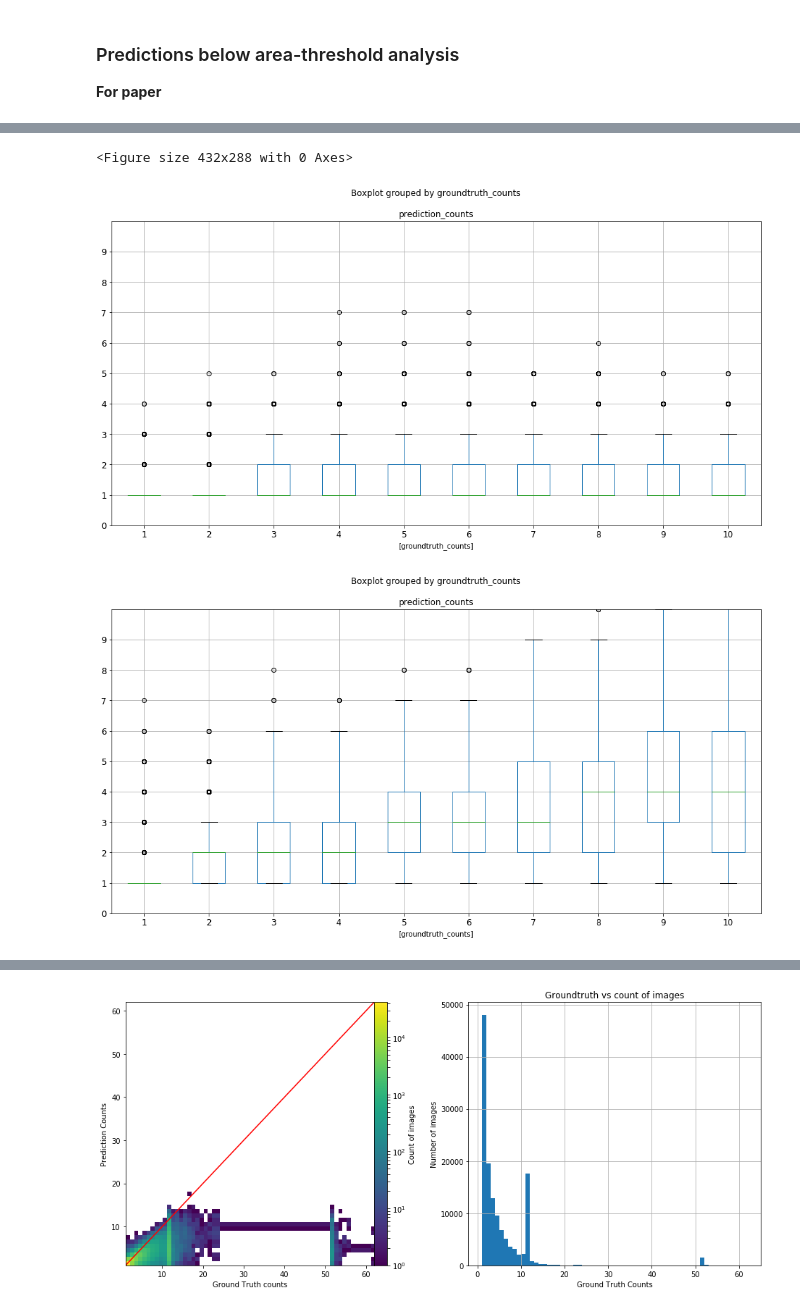
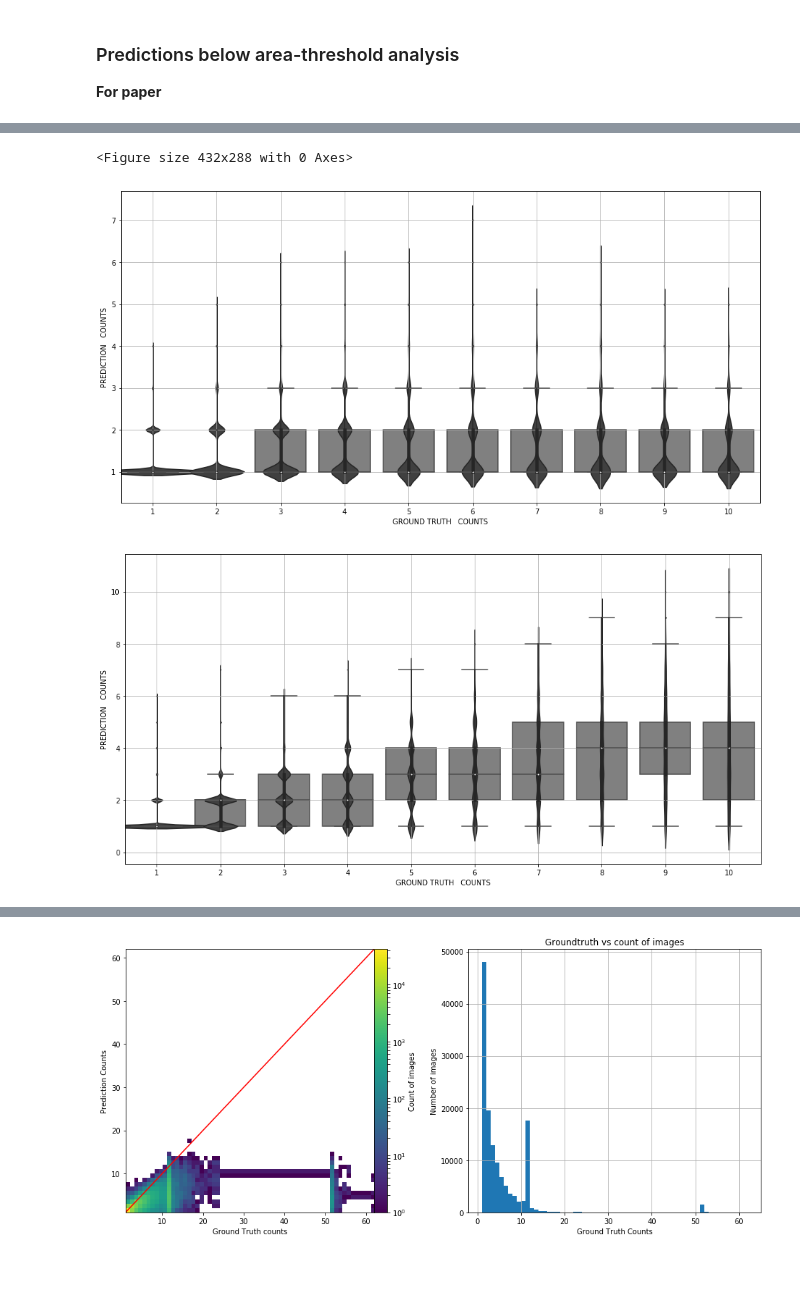
Before and after one commit to Manish-rai21bit/camera-trap-detection, a Jupyter notebook: EDA_and_ModelEvaluation/Evaluations_for_species_detection.ipynb, the cells around one changed output, grey strips where cells are left out. Drawn from its saved outputs; the diff is of its cells as text; code cells hidden in the pictures; blank space fills up the shorter version.

```diff
--- a/EDA_and_ModelEvaluation/Evaluations_for_species_detection.ipynb
+++ b/EDA_and_ModelEvaluation/Evaluations_for_species_detection.ipynb
@@ -577,8 +600,8 @@ boxplot = df_pred_gt_consolidated_count_temp.boxplot(column=['prediction_counts'
 # %%
 # Defining variabled
 import bootstrapping.prediction_groundtruth_consolidation as pgc
-round_number = 'round1_ckpt69k' # round2_ckpt56960, round1_ckpt69k
-round_number_base_files = 'round2'
+# round_number = 'round2_ckpt56960' # round2_ckpt56960, round1_ckpt69k
+# round_number_base_files = 'round2'
 box_threshold = 94840
 # Predictions
 box_filepath_list = glob.glob("/home/ubuntu/data/tensorflow/my_workspace/training_demo/Predictions/pred_snapshot_serengeti_s10_LB50p/{0}/Post_procession_of_infer_detection/msi_test_image_list_s10-*".format(round_number))
@@ -709,21 +740,46 @@ shape of Dataframe: (134459, 3)
-# %%
-plt.figure()
-# greater than
-df_pred_gt_consolidated_count_temp = groundtruth_prediction_dataframe_gt[groundtruth_prediction_dataframe_gt['groundtruth_counts']<=10]
-boxplot = df_pred_gt_consolidated_count_temp.boxplot(column=['prediction_counts'], by=['groundtruth_counts'], fontsize='large', \
-                                               figsize=(16, 8))
-plt.ylim((0, 10))
-plt.yticks(np.arange(0, 10))
-plt.savefig('./Dashboard/Exp2/Count_level_boxplot_gt_threshold_{0}.jpg'.format(round_number))
-
-# less than
-df_pred_gt_consolidated_count_temp = groundtruth_prediction_dataframe_lt[groundtruth_prediction_dataframe_lt['groundtruth_counts']<=10]
-boxplot = df_pred_gt_consolidated_count_temp.boxplot(column=['prediction_counts'], by=['groundtruth_counts'], fontsize='large', \
-                                               figsize=(16, 8))
-plt.ylim((0, 10))
-plt.yticks(np.arange(0, 10))
-plt.savefig('./Dashboard/Exp2/Count_level_boxplot_lt_threshold_{0}.jpg'.format(round_number))
-# %% [output]
-<Figure size 432x288 with 0 Axes>
-[figure, removed]
-[figure, removed]
+# %%
+plt.figure()
+# greater than
+df_pred_gt_consolidated_count_temp = groundtruth_prediction_dataframe_gt[groundtruth_prediction_dataframe_gt['groundtruth_counts']<=10]
+plt.figure(figsize=(16, 8))
+ax = sns.boxplot(x='groundtruth_counts', y='prediction_counts',
+                 data=df_pred_gt_consolidated_count_temp,
+                 color="grey",
+                 saturation=0.1,
+#                  hue="smoker",
+                 fliersize=1
+                )
+ax = sns.violinplot(x='groundtruth_counts', y='prediction_counts',
+                 data=df_pred_gt_consolidated_count_temp,
+                 width=2,
+                 color='0.25'
+                )
+
+ax.set(xlabel='GROUND TRUTH   COUNTS', ylabel='PREDICTION   COUNTS')
+plt.grid()
+plt.savefig('./Dashboard/Exp2/Count_level_boxplot_gt_threshold_{0}.jpg'.format(round_number))
+
+
+# less than
+df_pred_lt_consolidated_count_temp = groundtruth_prediction_dataframe_lt[groundtruth_prediction_dataframe_lt['groundtruth_counts']<=10]
+plt.figure(figsize=(16, 8))
+ax = sns.boxplot(x='groundtruth_counts', y='prediction_counts',
+                 data=df_pred_lt_consolidated_count_temp,
+                 color="grey",
+                 saturation=0.1,
+#                  hue="smoker",
+                 fliersize=1
+                )
+ax = sns.violinplot(x='groundtruth_counts', y='prediction_counts',
+                 data=df_pred_lt_consolidated_count_temp,
+                 width=2,
+                 color='0.25'
+                )
+
+ax.set(xlabel='GROUND TRUTH   COUNTS', ylabel='PREDICTION   COUNTS')
+plt.grid()
+plt.savefig('./Dashboard/Exp2/Count_level_boxplot_lt_threshold_{0}.jpg'.format(round_number))
+# %% [output]
+<Figure size 432x288 with 0 Axes>
+[figure, added]
+[figure, added]
```
Also changed, not shown: parts of 19 cells of this notebook.
